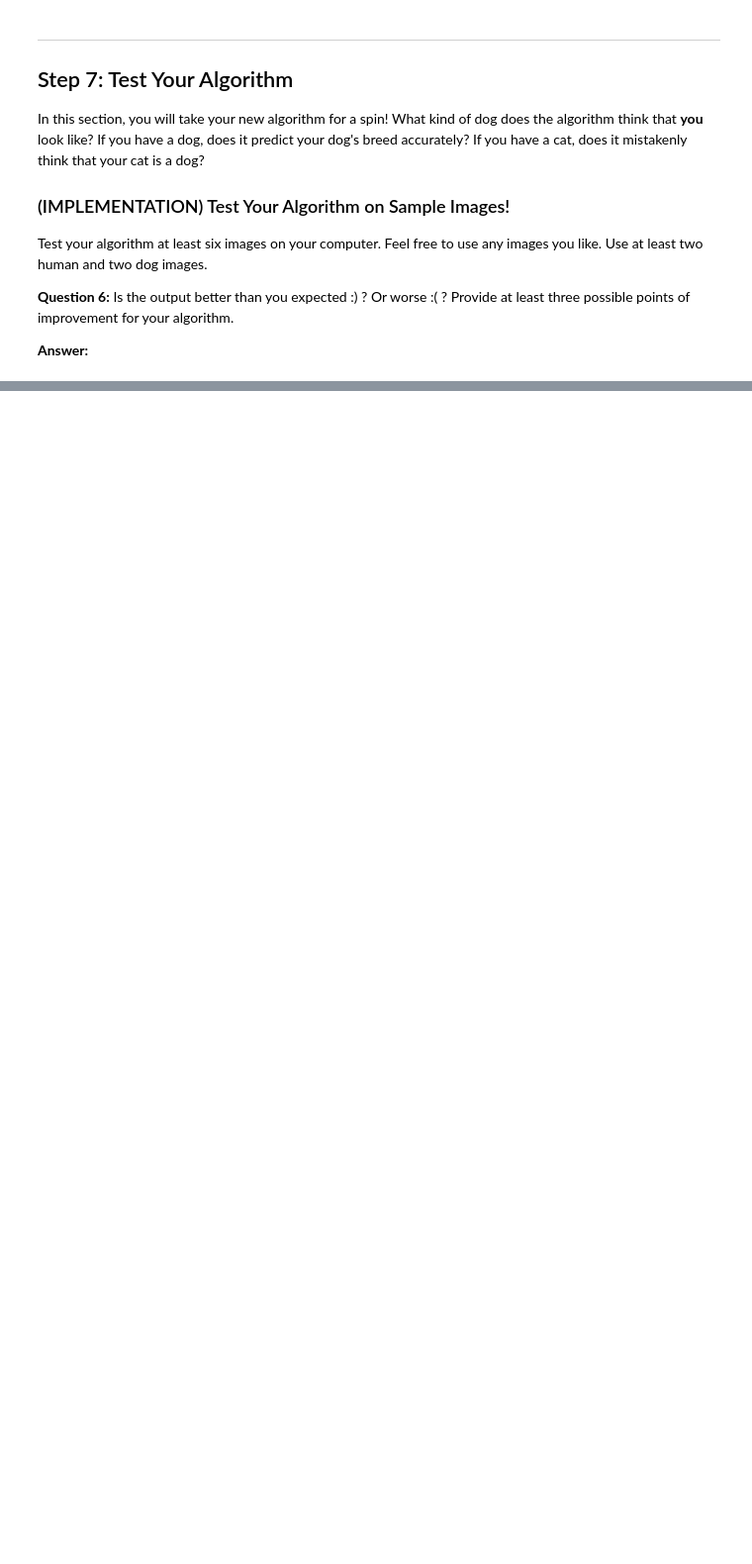
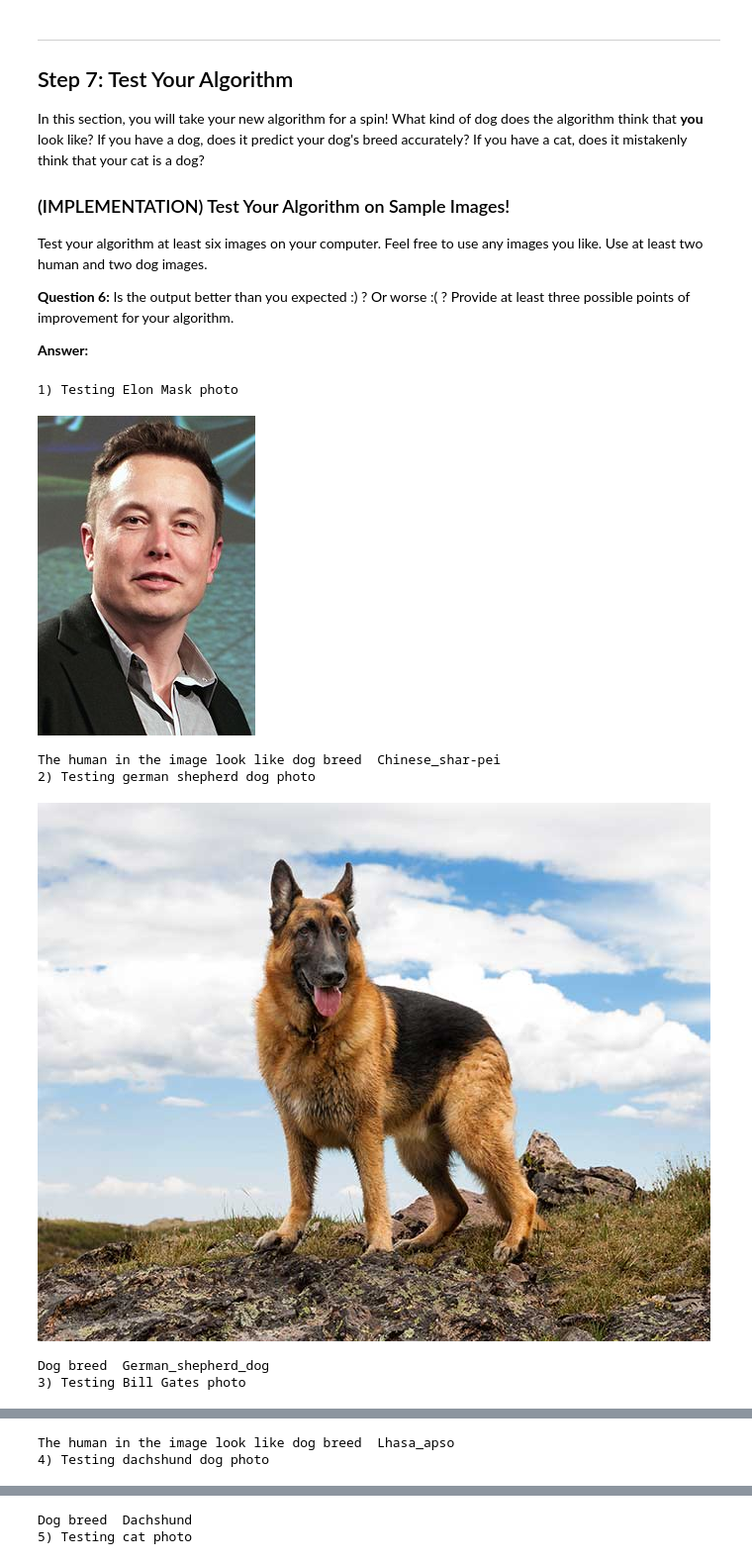
Before and after one commit to jimmy6/dog-project, a Jupyter notebook: dog_app.ipynb, the cells around one changed output, grey strips where cells are left out. Shown at 99% size. Drawn from its saved outputs; the diff is of its cells as text; code cells hidden in the pictures; blank space fills up the shorter version.

```diff
--- a/dog_app.ipynb
+++ b/dog_app.ipynb
@@ -534,6 +659,7 @@ You are welcome to [augment the training data](https://blog.keras.io/building-po
 ### (IMPLEMENTATION) Load the Model with the Best Validation Loss
 # %%
 ### TODO: Load the model weights with the best validation loss.
+MYOWN_model.load_weights('saved_models/weights.best.myown.hdf5')
 # %% [markdown]
 ### (IMPLEMENTATION) Test the Model
 
@@ -558,6 +692,16 @@ where `{network}`, in the above filename, should be one of `VGG19`, `Resnet50`,
 # %%
 ### TODO: Write a function that takes a path to an image as input
 ### and returns the dog breed that is predicted by the model.
+def predictDogName(img_path):
+    tensor = path_to_tensor(img_path)
+    clasification_matrix = MYOWN_model.predict(extract_InceptionV3(tensor))
+    dog_breed_prediction_index = np.argmax(clasification_matrix)
+
+    return dog_names[dog_breed_prediction_index]
+
+#data = load_files('dogImages/valid')
+#dog_files = np.array(data['filenames'])
+#print("Dog path ", dog_files[12], " is ", predictDogName(dog_files[12]))
 # %% [markdown]
 ---
 <a id='step6'></a>
@@ -582,3 +723,15 @@ Some sample output for our algorithm is provided below, but feel free to design
+# %%
+### TODO: Write your algorithm.
+### Feel free to use as many code cells as needed.
+from IPython.display import Image, display
+def printDogBreed(image_path_to_gues):
+    display(Image(filename=image_path_to_gues))
+    if dog_detector(image_path_to_gues) :
+        print("Dog breed ", predictDogName(image_path_to_gues))
+    elif face_detector(image_path_to_gues):
+        print("The human in the image look like dog breed ", predictDogName(image_path_to_gues))
+    else:
+        print("The provided image is not dog or human. ")
 # %% [markdown]
 ---
 <a id='step7'></a>
@@ -599,0 +749,30 @@ __Answer:__
+# %%
+## TODO: Execute your algorithm from Step 6 on
+## at least 6 images on your computer.
+## Feel free to use as many code cells as needed.
+print("1) Testing Elon Mask photo")
+printDogBreed("selfimage/220px-Elon_Musk_2015.jpg")
+print("2) Testing german shepherd dog photo")
+printDogBreed("selfimage/standing-7.jpg")
+print("3) Testing Bill Gates photo")
+printDogBreed("selfimage/bill-gates-9307520-1-402.jpg")
+print("4) Testing dachshund dog photo")
+printDogBreed("selfimage/HOUND_Dachshund-(Smooth).jpg")
+print("5) Testing cat photo")
+printDogBreed("selfimage/220px-Cat03.jpg")
+print("6) Testing owl photo")
+printDogBreed("selfimage/220px-Athene_noctua_(cropped).jpg")
+
+# It is better than my expectation because it can tell that cat and owl is not part of the game!!!
+# The algorithm can be improve by following way
+# 1) augmentation
+# 2) Dropout
+# 3) trainning on cat and owl
+# %% [output]
+1) Testing Elon Mask photo
+[figure, added]
+The human in the image look like dog breed  Chinese_shar-pei
+2) Testing german shepherd dog photo
+[figure, added]
+Dog breed  German_shepherd_dog
+3) Testing Bill Gates photo
@@ -599,0 +780,2 @@ __Answer:__
+The human in the image look like dog breed  Lhasa_apso
+4) Testing dachshund dog photo
@@ -599,0 +783,2 @@ __Answer:__
+Dog breed  Dachshund
+5) Testing cat photo
```
Also changed, not shown: parts of 20 cells of this notebook, 6 other files.
